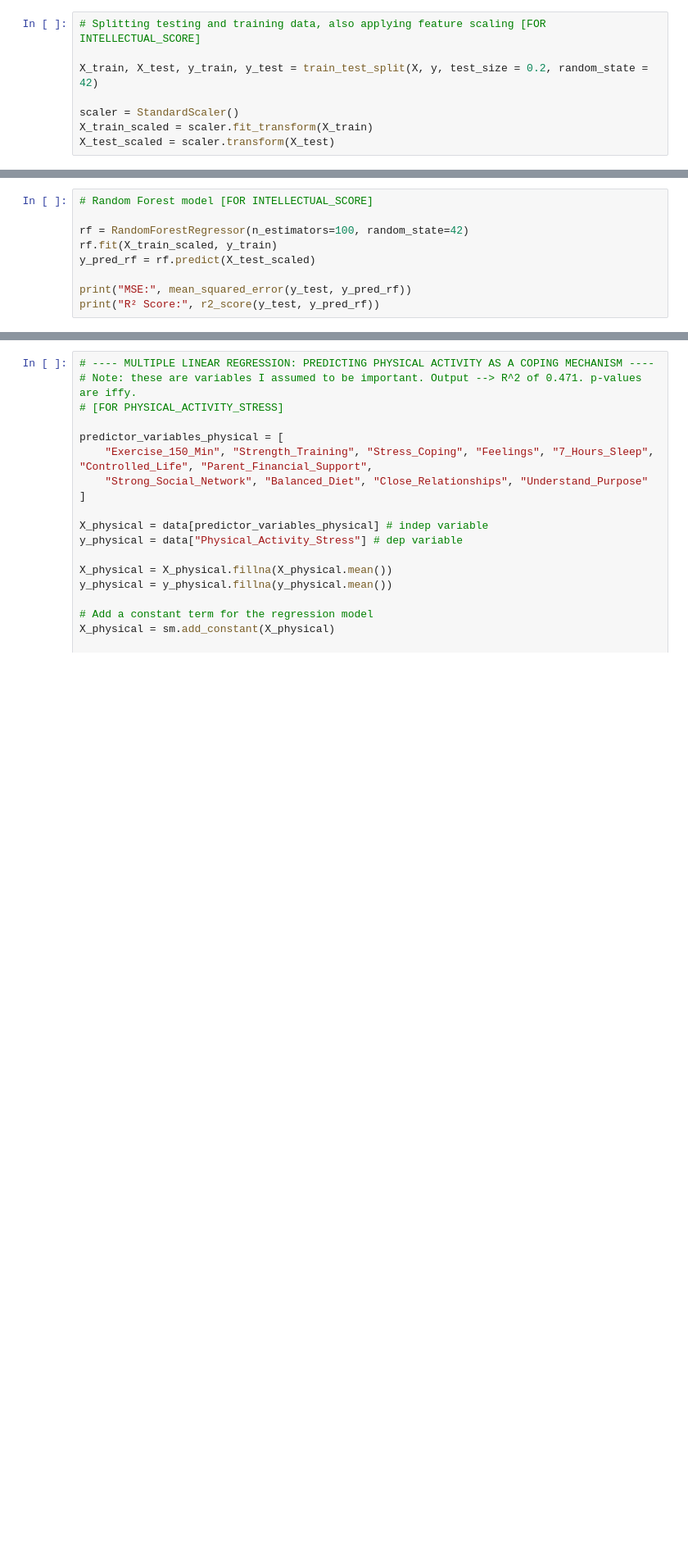
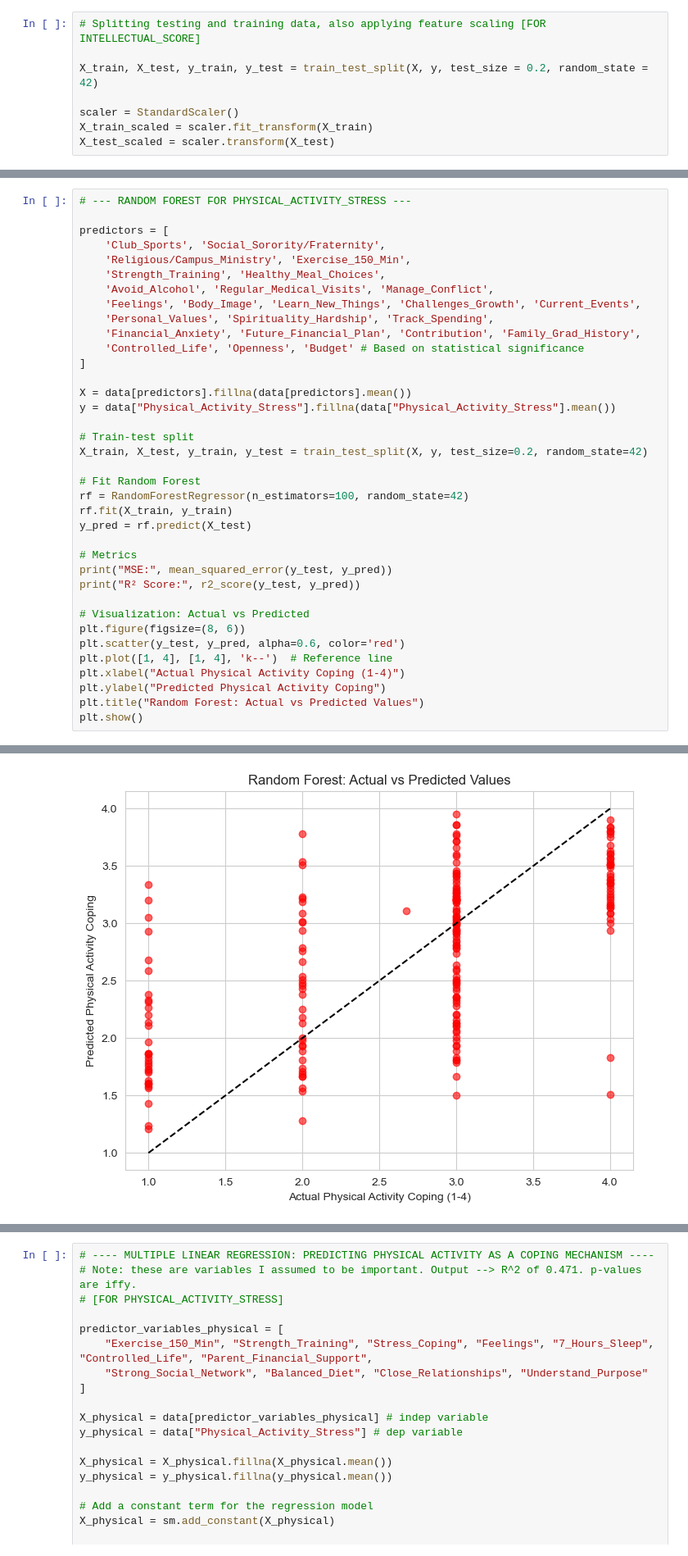
Before and after one commit to Matthew-Wolz/Physical-Health-Research, a Jupyter notebook: Notebook/Physical Health Research.ipynb, the cells around one changed output, grey strips where cells are left out. Shown at 82% size. Drawn from its saved outputs; the diff is of its cells as text; blank space fills up the shorter version.

Commit message:
adding random forests and more visuals

```diff
--- a/Notebook/Physical Health Research.ipynb
+++ b/Notebook/Physical Health Research.ipynb
@@ -121,10 +95,38 @@ plt.show()
 # %%
-# Random Forest model [FOR INTELLECTUAL_SCORE]
+# --- RANDOM FOREST FOR PHYSICAL_ACTIVITY_STRESS ---
 
+predictors = [
+    'Club_Sports', 'Social_Sorority/Fraternity',
+    'Religious/Campus_Ministry', 'Exercise_150_Min',
+    'Strength_Training', 'Healthy_Meal_Choices',
+    'Avoid_Alcohol', 'Regular_Medical_Visits', 'Manage_Conflict',
+    'Feelings', 'Body_Image', 'Learn_New_Things', 'Challenges_Growth', 'Current_Events',
+    'Personal_Values', 'Spirituality_Hardship', 'Track_Spending',
+    'Financial_Anxiety', 'Future_Financial_Plan', 'Contribution', 'Family_Grad_History',
+    'Controlled_Life', 'Openness', 'Budget' # Based on statistical significance
+]
+
+X = data[predictors].fillna(data[predictors].mean())
+y = data["Physical_Activity_Stress"].fillna(data["Physical_Activity_Stress"].mean())
+
+# Train-test split
+X_train, X_test, y_train, y_test = train_test_split(X, y, test_size=0.2, random_state=42)
+
+# Fit Random Forest
 rf = RandomForestRegressor(n_estimators=100, random_state=42)
-rf.fit(X_train_scaled, y_train)
-y_pred_rf = rf.predict(X_test_scaled)
+rf.fit(X_train, y_train)
+y_pred = rf.predict(X_test)
 
-print("MSE:", mean_squared_error(y_test, y_pred_rf))
-print("R² Score:", r2_score(y_test, y_pred_rf))
+# Metrics
+print("MSE:", mean_squared_error(y_test, y_pred))
+print("R² Score:", r2_score(y_test, y_pred))
+
+# Visualization: Actual vs Predicted
+plt.figure(figsize=(8, 6))
+plt.scatter(y_test, y_pred, alpha=0.6, color='red')
+plt.plot([1, 4], [1, 4], 'k--')  # Reference line
+plt.xlabel("Actual Physical Activity Coping (1-4)")
+plt.ylabel("Predicted Physical Activity Coping")
+plt.title("Random Forest: Actual vs Predicted Values")
+plt.show()
 # %% [output]
@@ -132,0 +135 @@ R² Score: 0.9543475344651315
+[figure, added]
```
Also changed, not shown: parts of 16 cells of this notebook.
